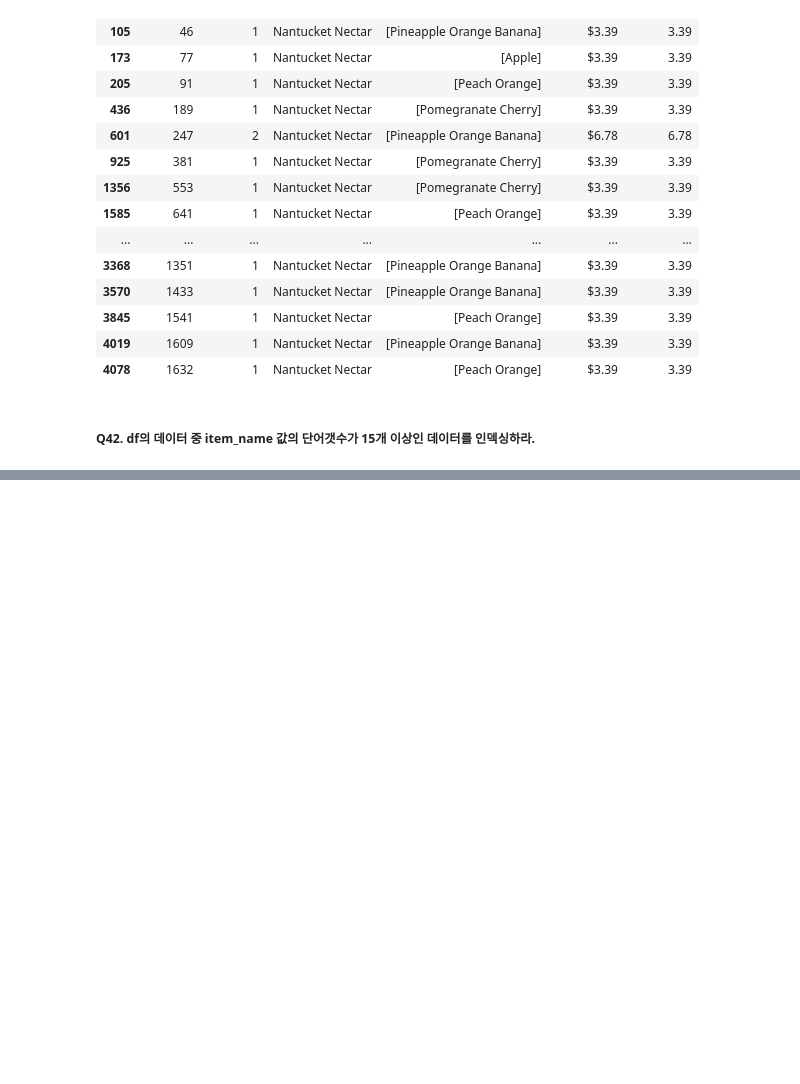
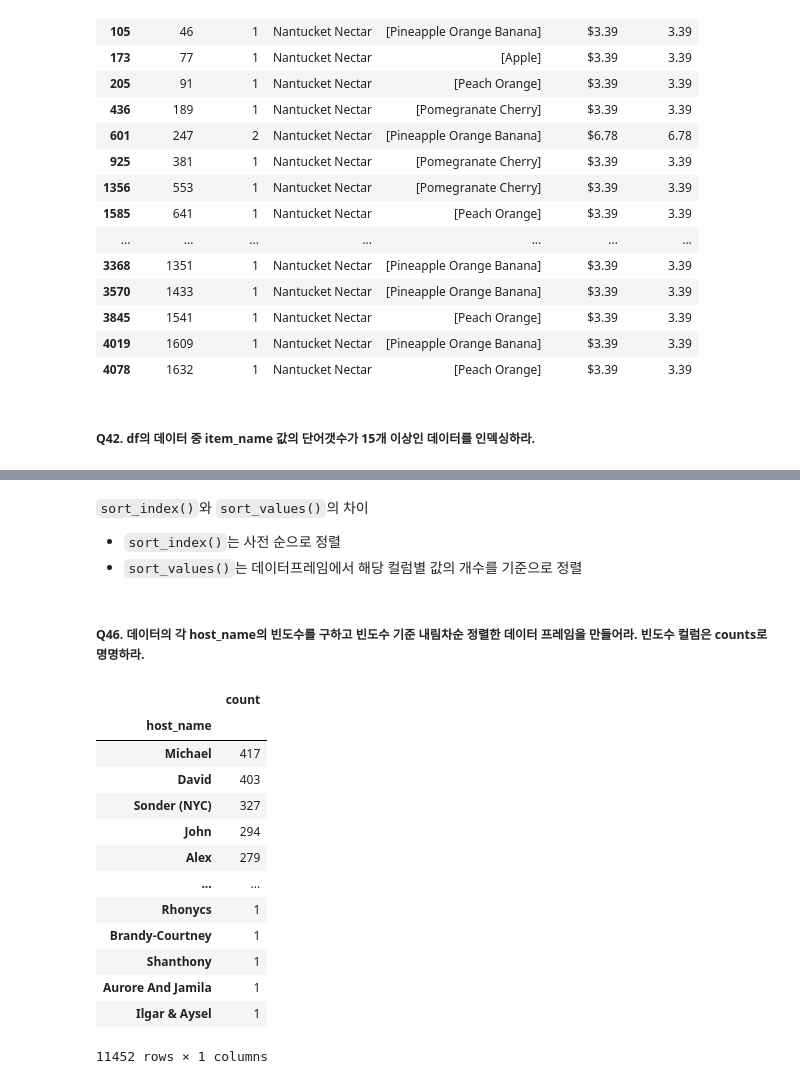
Before and after one commit to joajoa0417/data-analysis, a Jupyter notebook: bigdata/data_preprocessing/data_preprocessing.ipynb, the cells around one changed output, grey strips where cells are left out. Drawn from its saved outputs; the diff is of its cells as text; code cells hidden in the pictures; blank space fills up the shorter version.

```diff
--- a/bigdata/data_preprocessing/data_preprocessing.ipynb
+++ b/bigdata/data_preprocessing/data_preprocessing.ipynb
@@ -611,0 +690,25 @@ df3.loc[df3['item_name'].str.startswith('N')]
+# %% [markdown]
+`sort_index()`와 `sort_values()`의 차이
+
+
+* `sort_index()`는 사전 순으로 정렬
+* `sort_values()`는 데이터프레임에서 해당 컬럼별 값의 개수를 기준으로 정렬
+# %% [markdown]
+##### Q46. 데이터의 각 host_name의 빈도수를 구하고 빈도수 기준 내림차순 정렬한 데이터 프레임을 만들어라. 빈도수 컬럼은 counts로 명명하라.
+# %%
+pd.DataFrame(df4['host_name'].value_counts())
+# %% [output]
+|  | count |
+| host_name |  |
+| Michael | 417 |
+| David | 403 |
+| Sonder (NYC) | 327 |
+| John | 294 |
+| Alex | 279 |
+| ... | ... |
+| Rhonycs | 1 |
+| Brandy-Courtney | 1 |
+| Shanthony | 1 |
+| Aurore And Jamila | 1 |
+| Ilgar & Aysel | 1 |
+11452 rows × 1 columns
```
Also changed, not shown: parts of 10 cells of this notebook.
